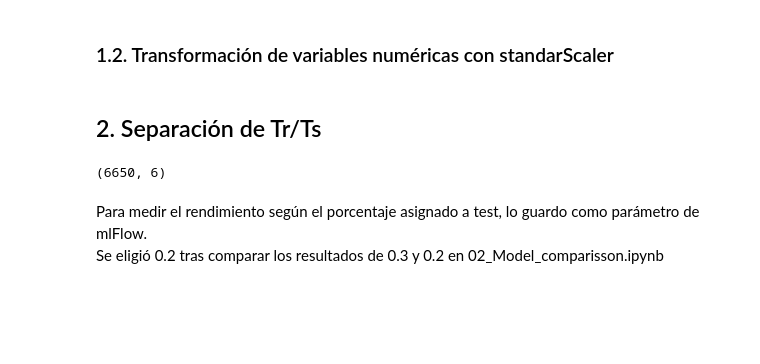
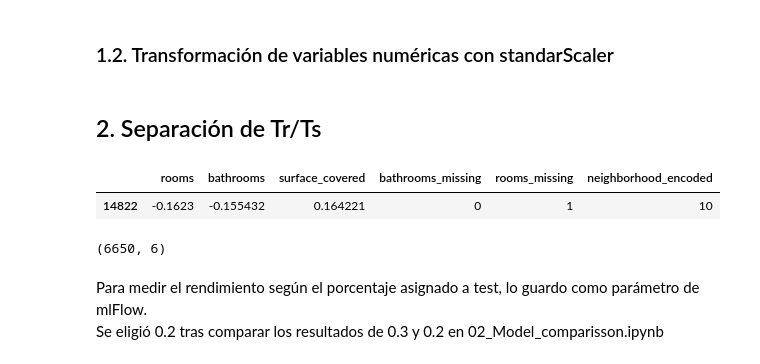
Before and after one commit to pixelciosa/Model_Price_prediction, a Jupyter notebook: notebooks/02_Model.ipynb, the cells around one changed output. Drawn from its saved outputs; the diff is of its cells as text; code cells hidden in the pictures; blank space fills up the shorter version.

```diff
--- a/notebooks/02_Model.ipynb
+++ b/notebooks/02_Model.ipynb
@@ -92,18 +92,25 @@ with open('models/columns_labelEncoder.pkl', 'wb') as f:
 from sklearn.preprocessing import StandardScaler
 
 numericas = ['rooms', 'bathrooms', 'surface_covered']
+scalers = {}
 for col in numericas:
     scaler = StandardScaler()
     df[col] = scaler.fit_transform(df[[col]])
+    scalers[col] = scaler
 
 # Guardo el scaler para usar en producción
-with open("../models/scaler.pkl", "wb") as f:
-    pickle.dump(scaler, f)
+with open("../models/scalers.pkl", "wb") as f:
+    pickle.dump(scalers, f)
 # %% [markdown]
 ## 2. Separación de Tr/Ts
 # %%
 X_reg = df.drop(columns=['price_usd', 'price_per_m2'])
 y_reg = df['price_per_m2']
+# %%
+X_reg.sample()
+# %% [output]
+|  | rooms | bathrooms | surface_covered | bathrooms_missing | rooms_missing | neighborhood_encoded |
+| 14822 | -0.1623 | -0.155432 | 0.164221 | 0 | 1 | 10 |
 # %%
 mlflow.log_param("Tamaño dataset_5", X_reg.shape)
 # %% [output]
```
Also changed, not shown: parts of 1 cell of this notebook, 2 other files.
